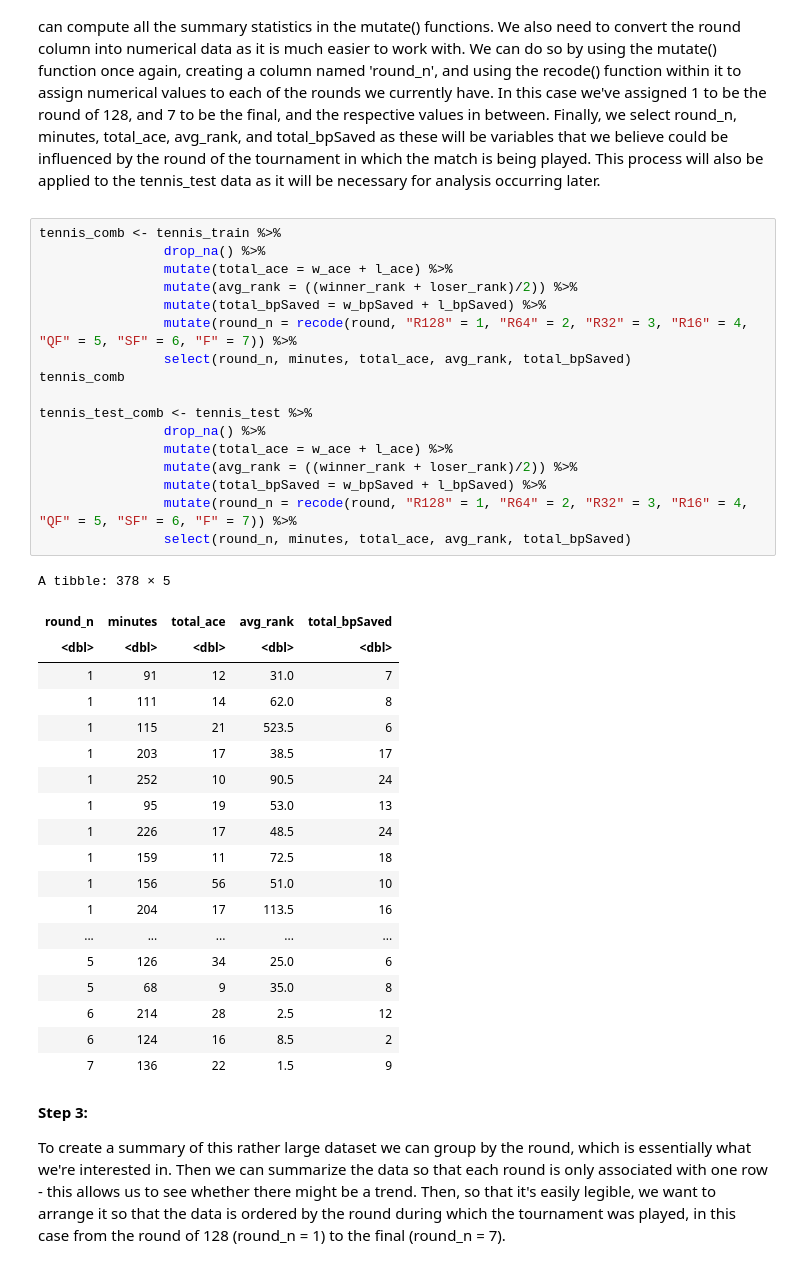
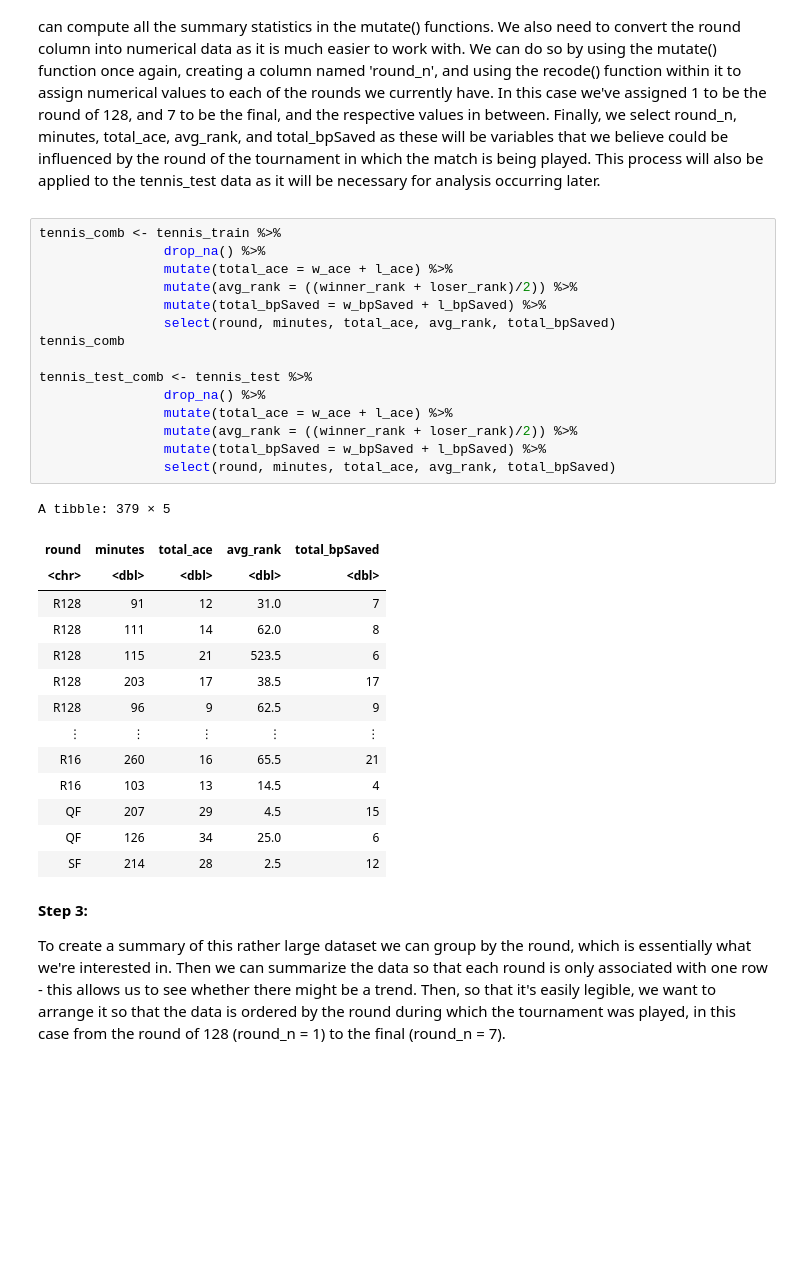
Before and after one commit to brianapavey/Group-Project, a Jupyter notebook: tennis_data_project.ipynb, the cells around one changed output. Saved outputs shown, nothing was run; the diff lists cells and outputs as text; blank space fills up the shorter version.

```diff
--- a/tennis_data_project.ipynb
+++ b/tennis_data_project.ipynb
@@ -86,40 +65,33 @@ A tibble: 507 × 13
 # %%
 tennis_comb <- tennis_train %>%
                 drop_na() %>%
                 mutate(total_ace = w_ace + l_ace) %>%
                 mutate(avg_rank = ((winner_rank + loser_rank)/2)) %>%
                 mutate(total_bpSaved = w_bpSaved + l_bpSaved) %>%
-                mutate(round_n = recode(round, "R128" = 1, "R64" = 2, "R32" = 3, "R16" = 4, "QF" = 5, "SF" = 6, "F" = 7)) %>%
-                select(round_n, minutes, total_ace, avg_rank, total_bpSaved)
+                select(round, minutes, total_ace, avg_rank, total_bpSaved)
 tennis_comb
 
 tennis_test_comb <- tennis_test %>%
                 drop_na() %>%
                 mutate(total_ace = w_ace + l_ace) %>%
                 mutate(avg_rank = ((winner_rank + loser_rank)/2)) %>%
                 mutate(total_bpSaved = w_bpSaved + l_bpSaved) %>%
-                mutate(round_n = recode(round, "R128" = 1, "R64" = 2, "R32" = 3, "R16" = 4, "QF" = 5, "SF" = 6, "F" = 7)) %>%
-                select(round_n, minutes, total_ace, avg_rank, total_bpSaved)
+                select(round, minutes, total_ace, avg_rank, total_bpSaved)
 # %% [output]
-A tibble: 378 × 5
+A tibble: 379 × 5
-| round_n | minutes | total_ace | avg_rank | total_bpSaved |
-| <dbl> | <dbl> | <dbl> | <dbl> | <dbl> |
-| 1 | 91 | 12 | 31.0 | 7 |
-| 1 | 111 | 14 | 62.0 | 8 |
-| 1 | 115 | 21 | 523.5 | 6 |
-| 1 | 203 | 17 | 38.5 | 17 |
-| 1 | 252 | 10 | 90.5 | 24 |
-| 1 | 95 | 19 | 53.0 | 13 |
-| 1 | 226 | 17 | 48.5 | 24 |
-| 1 | 159 | 11 | 72.5 | 18 |
-| 1 | 156 | 56 | 51.0 | 10 |
-| 1 | 204 | 17 | 113.5 | 16 |
-| ... | ... | ... | ... | ... |
-| 5 | 126 | 34 | 25.0 | 6 |
-| 5 | 68 | 9 | 35.0 | 8 |
-| 6 | 214 | 28 | 2.5 | 12 |
-| 6 | 124 | 16 | 8.5 | 2 |
-| 7 | 136 | 22 | 1.5 | 9 |
+| round | minutes | total_ace | avg_rank | total_bpSaved |
+| <chr> | <dbl> | <dbl> | <dbl> | <dbl> |
+| R128 | 91 | 12 | 31.0 | 7 |
+| R128 | 111 | 14 | 62.0 | 8 |
+| R128 | 115 | 21 | 523.5 | 6 |
+| R128 | 203 | 17 | 38.5 | 17 |
+| R128 | 96 | 9 | 62.5 | 9 |
+| ⋮ | ⋮ | ⋮ | ⋮ | ⋮ |
+| R16 | 260 | 16 | 65.5 | 21 |
+| R16 | 103 | 13 | 14.5 | 4 |
+| QF | 207 | 29 | 4.5 | 15 |
+| QF | 126 | 34 | 25.0 | 6 |
+| SF | 214 | 28 | 2.5 | 12 |
 # %% [markdown]
 **Step 3:** <p> To create a summary of this rather large dataset we can group by the round, which is essentially what we're interested in. Then we can summarize the data so that each round is only associated with one row - this allows us to see whether there might be a trend. Then, so that it's easily legible, we want to arrange it so that the data is ordered by the round during which the tournament was played, in this case from the round of 128 (round_n = 1) to the final (round_n = 7).
 # %%
```
Also changed, not shown: parts of 12 cells of this notebook.
